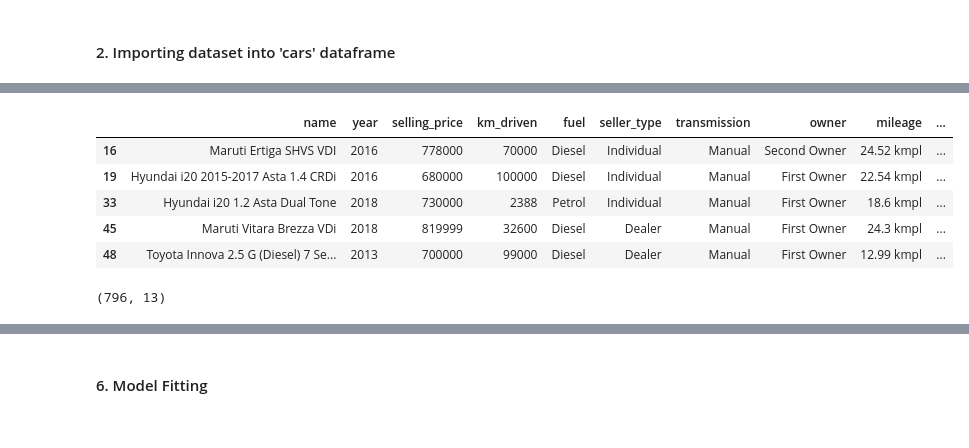
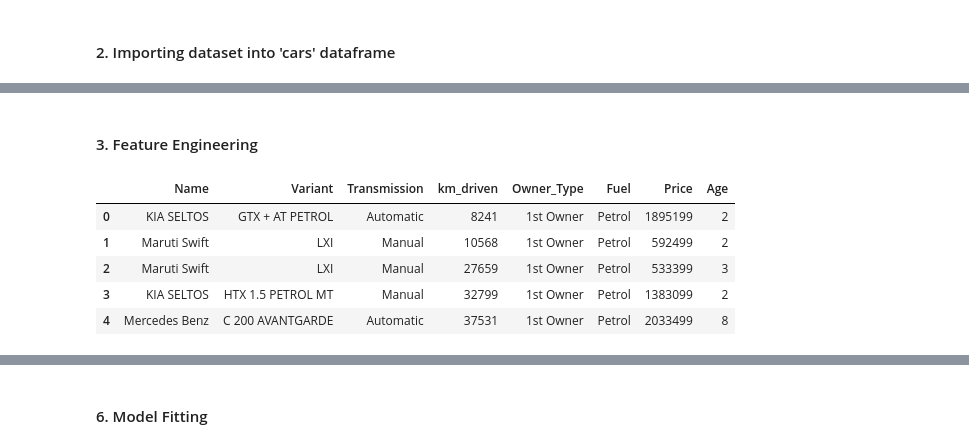
Before and after one commit to utkarshbelkhede/LeastSquare, a Jupyter notebook: notebook/LeastSquare.ipynb, the cells around one changed output, grey strips where cells are left out. Cells and saved outputs as stored; diff of their text form; code cells hidden in the pictures.

```diff
--- a/notebook/LeastSquare.ipynb
+++ b/notebook/LeastSquare.ipynb
@@ -11,6 +11,6 @@ warnings.filterwarnings('ignore')
 # %% [markdown]
 #### 2. Importing dataset into 'cars' dataframe
 # %%
-cars = pd.read_csv("../datasets/Car_details_v3.csv")
+cars = pd.read_csv("../datasets/Cars24.csv")
 cars.head()
 # %% [output]
@@ -39,0 +23,2 @@ df_filtered = df[(df["selling_price"] < q_hi) & (df["selling_price"] > q_low)]
+# %% [markdown]
+#### 3. Feature Engineering
@@ -40,13 +68,11 @@ df_filtered = df[(df["selling_price"] < q_hi) & (df["selling_price"] > q_low)]
+# %%
+cars = feature_engineering(cars)
 # %%
-df_filtered.head()
+cars.head()
 # %% [output]
-|  | name | year | selling_price | km_driven | fuel | seller_type | transmission | owner | mileage | ... |
-| 16 | Maruti Ertiga SHVS VDI | 2016 | 778000 | 70000 | Diesel | Individual | Manual | Second Owner | 24.52 kmpl | ... |
-| 19 | Hyundai i20 2015-2017 Asta 1.4 CRDi | 2016 | 680000 | 100000 | Diesel | Individual | Manual | First Owner | 22.54 kmpl | ... |
-| 33 | Hyundai i20 1.2 Asta Dual Tone | 2018 | 730000 | 2388 | Petrol | Individual | Manual | First Owner | 18.6 kmpl | ... |
-| 45 | Maruti Vitara Brezza VDi | 2018 | 819999 | 32600 | Diesel | Dealer | Manual | First Owner | 24.3 kmpl | ... |
-| 48 | Toyota Innova 2.5 G (Diesel) 7 Se... | 2013 | 700000 | 99000 | Diesel | Dealer | Manual | First Owner | 12.99 kmpl | ... |
+|  | Name | Variant | Transmission | km_driven | Owner_Type | Fuel | Price | Age |
+| 0 | KIA SELTOS | GTX + AT PETROL | Automatic | 8241 | 1st Owner | Petrol | 1895199 | 2 |
+| 1 | Maruti Swift | LXI | Manual | 10568 | 1st Owner | Petrol | 592499 | 2 |
+| 2 | Maruti Swift | LXI | Manual | 27659 | 1st Owner | Petrol | 533399 | 3 |
+| 3 | KIA SELTOS | HTX 1.5 PETROL MT | Manual | 32799 | 1st Owner | Petrol | 1383099 | 2 |
+| 4 | Mercedes Benz | C 200 AVANTGARDE | Automatic | 37531 | 1st Owner | Petrol | 2033499 | 8 |
-# %%
-df_filtered.shape
-# %% [output]
-(796, 13)
```
Also changed, not shown: parts of 127 cells of this notebook, 9 other files.
